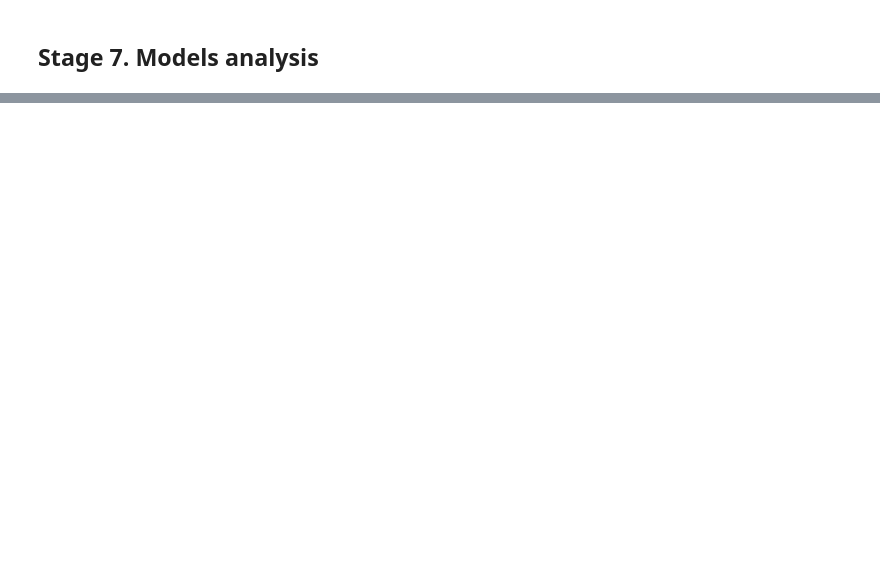
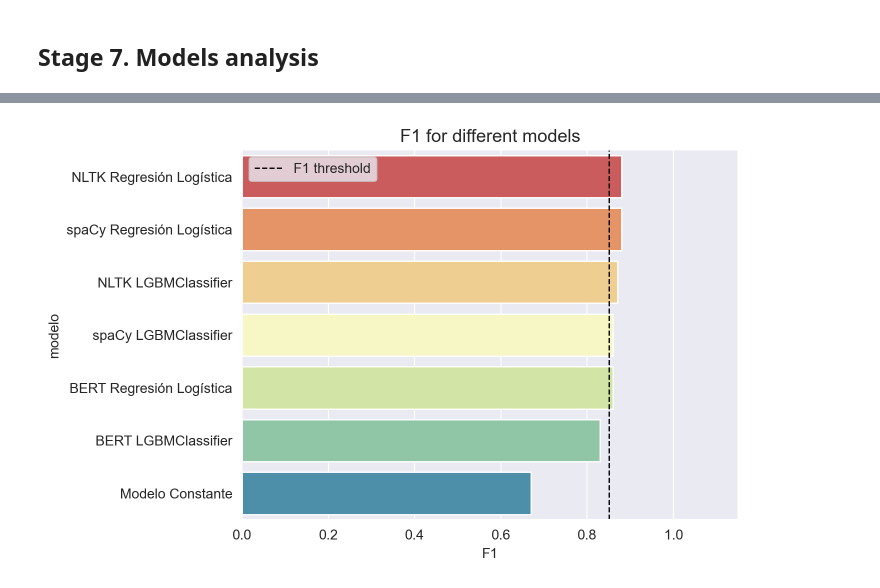
Before and after one commit to Vincent-Ambrose/Movies, a Jupyter notebook: movies.ipynb, the cells around one changed output, grey strips where cells are left out. Drawn from its saved outputs; the diff is of its cells as text; code cells hidden in the pictures; blank space fills up the shorter version.

```diff
--- a/movies.ipynb
+++ b/movies.ipynb
@@ -1140,0 +1247,14 @@ my_reviews
+# %%
+# table with the F1 scores obtained
+models_table = pd.DataFrame({
+    'modelo': ['NLTK Regresión Logística',
+               'NLTK LGBMClassifier',
+               'spaCy Regresión Logística',
+               'spaCy LGBMClassifier',
+               'BERT Regresión Logística',
+               'BERT LGBMClassifier',
+               'Modelo Constante'],
+    'F1': [0.88, 0.87, 0.88, 0.86, 0.86, 0.83, 0.67]
+     }).sort_values(ascending=False, by='F1')
+
+models_table
@@ -1140,0 +1270,10 @@ my_reviews
+# %%
+# plot a bar graph
+sns.barplot(x='F1', y='modelo', data=models_table, palette=("Spectral"))
+plt.axvline(x=0.85, color='black', ls='--', lw=1, label='F1 threshold')
+plt.xlim(0, 1.15)
+plt.title('F1 for different models', fontsize=13)
+plt.legend()
+plt.show()
+# %% [output]
+[figure, added]
```
Also changed, not shown: parts of 17 cells of this notebook.
